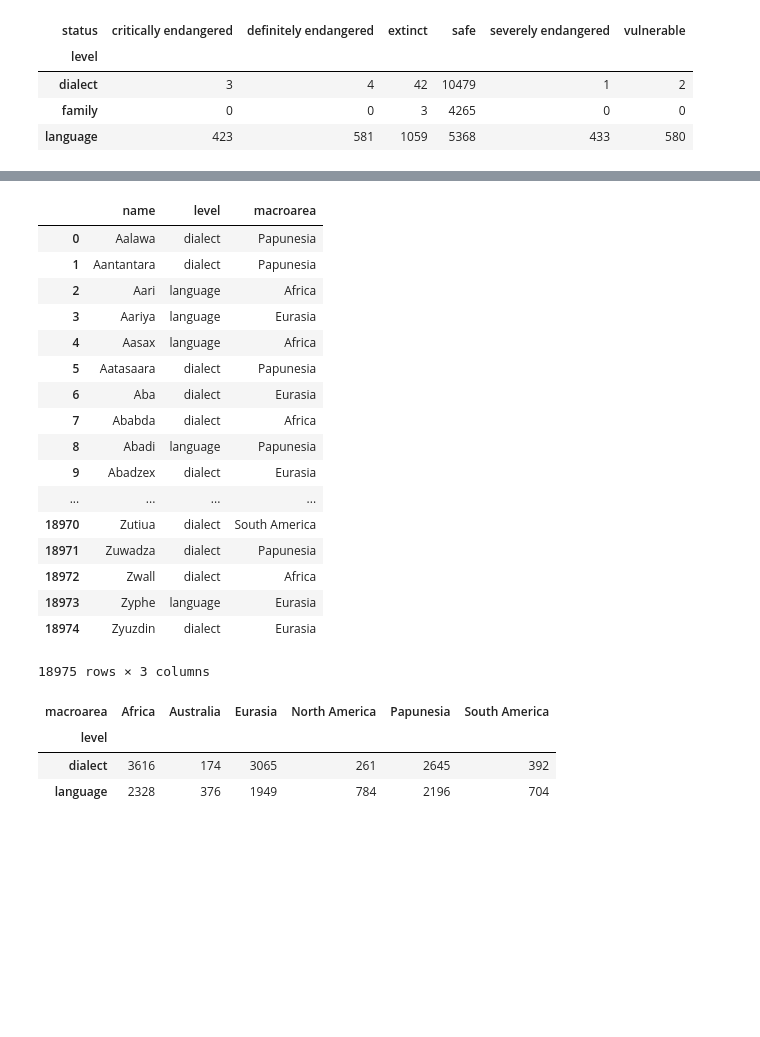
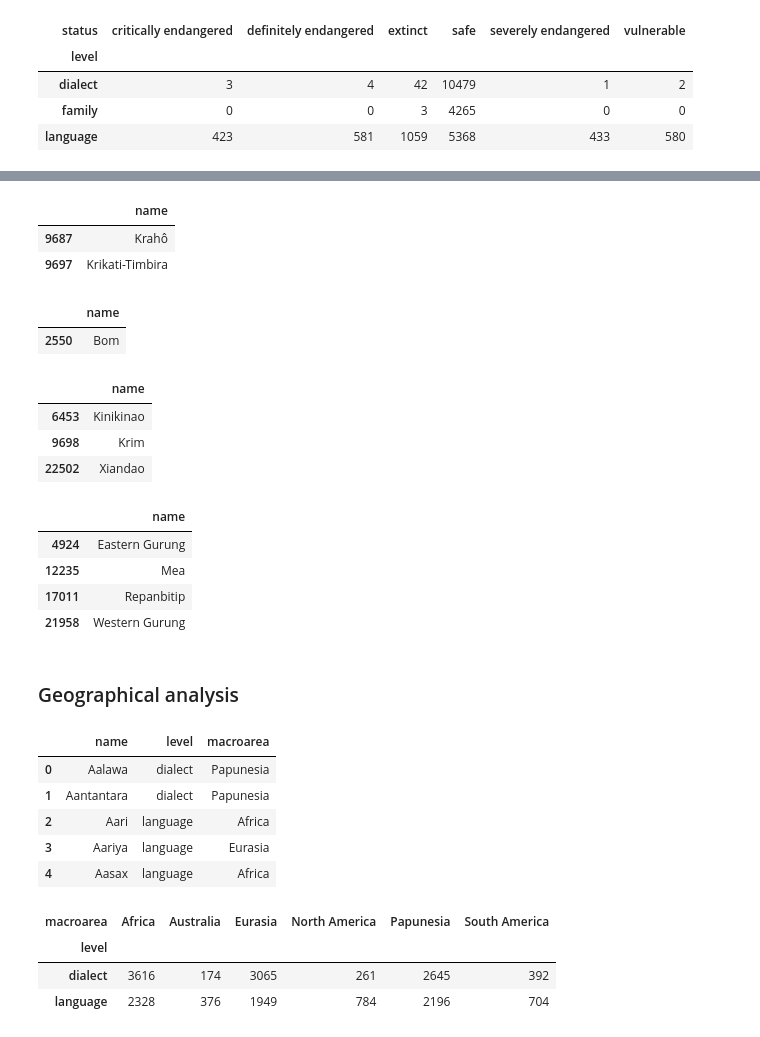
Before and after one commit to lorenanda/world-languages, a Jupyter notebook: world languages.ipynb, the cells around one changed output, grey strips where cells are left out. Cells and saved outputs as stored; diff of their text form; code cells hidden in the pictures; blank space fills up the shorter version.

```diff
--- a/world languages.ipynb
+++ b/world languages.ipynb
@@ -140,28 +207,52 @@ lang_status.plot(kind='bar')
+# %%
+vul_dialects = df[(df.level == 'dialect') & (df.status == 'vulnerable')]
+vul_dialects_names = vul_dialects[['name']]
+vul_dialects_names
+# %% [output]
+|  | name |
+| 9687 | Krahô |
+| 9697 | Krikati-Timbira |
+# %%
+sev_dialects = df[(df.level == 'dialect') & (df.status == 'severely endangered')]
+sev_dialects_names = sev_dialects[['name']]
+sev_dialects_names
+# %% [output]
+|  | name |
+| 2550 | Bom |
+# %%
+crit_dialects = df[(df.level == 'dialect') & (df.status == 'critically endangered')]
+crit_dialects_names = crit_dialects[['name']]
+crit_dialects_names
+# %% [output]
+|  | name |
+| 6453 | Kinikinao |
+| 9698 | Krim |
+| 22502 | Xiandao |
+# %%
+def_dialects = df[(df.level == 'dialect') & (df.status == 'definitely endangered')]
+def_dialects_names = def_dialects[['name']]
+def_dialects_names
+# %% [output]
+|  | name |
+| 4924 | Eastern Gurung |
+| 12235 | Mea |
+| 17011 | Repanbitip |
+| 21958 | Western Gurung |
+# %% [markdown]
+### Geographical analysis
 # %%
 #Now let's look at the geographical distribtion of languages from the second dataset
 
-geo = pd.read_csv('languages-and-dialects-geo.csv')
-geo_short = geo[['name', 'level', 'macroarea']]
-geo_short
+geo_df = pd.read_csv('languages-and-dialects-geo.csv')
+geo_nlm = geo_df[['name', 'level', 'macroarea']]
+geo_nlm.head()
 # %% [output]
 |  | name | level | macroarea |
 | 0 | Aalawa | dialect | Papunesia |
 | 1 | Aantantara | dialect | Papunesia |
 | 2 | Aari | language | Africa |
 | 3 | Aariya | language | Eurasia |
 | 4 | Aasax | language | Africa |
-| 5 | Aatasaara | dialect | Papunesia |
-| 6 | Aba | dialect | Eurasia |
-| 7 | Ababda | dialect | Africa |
-| 8 | Abadi | language | Papunesia |
-| 9 | Abadzex | dialect | Eurasia |
-| ... | ... | ... | ... |
-| 18970 | Zutiua | dialect | South America |
-| 18971 | Zuwadza | dialect | Papunesia |
-| 18972 | Zwall | dialect | Africa |
-| 18973 | Zyphe | language | Eurasia |
-| 18974 | Zyuzdin | dialect | Eurasia |
-18975 rows × 3 columns
 # %%
 #Crosstab to see the number of languages and dialects on each continent
 
```
Also changed, not shown: parts of 34 cells of this notebook.
